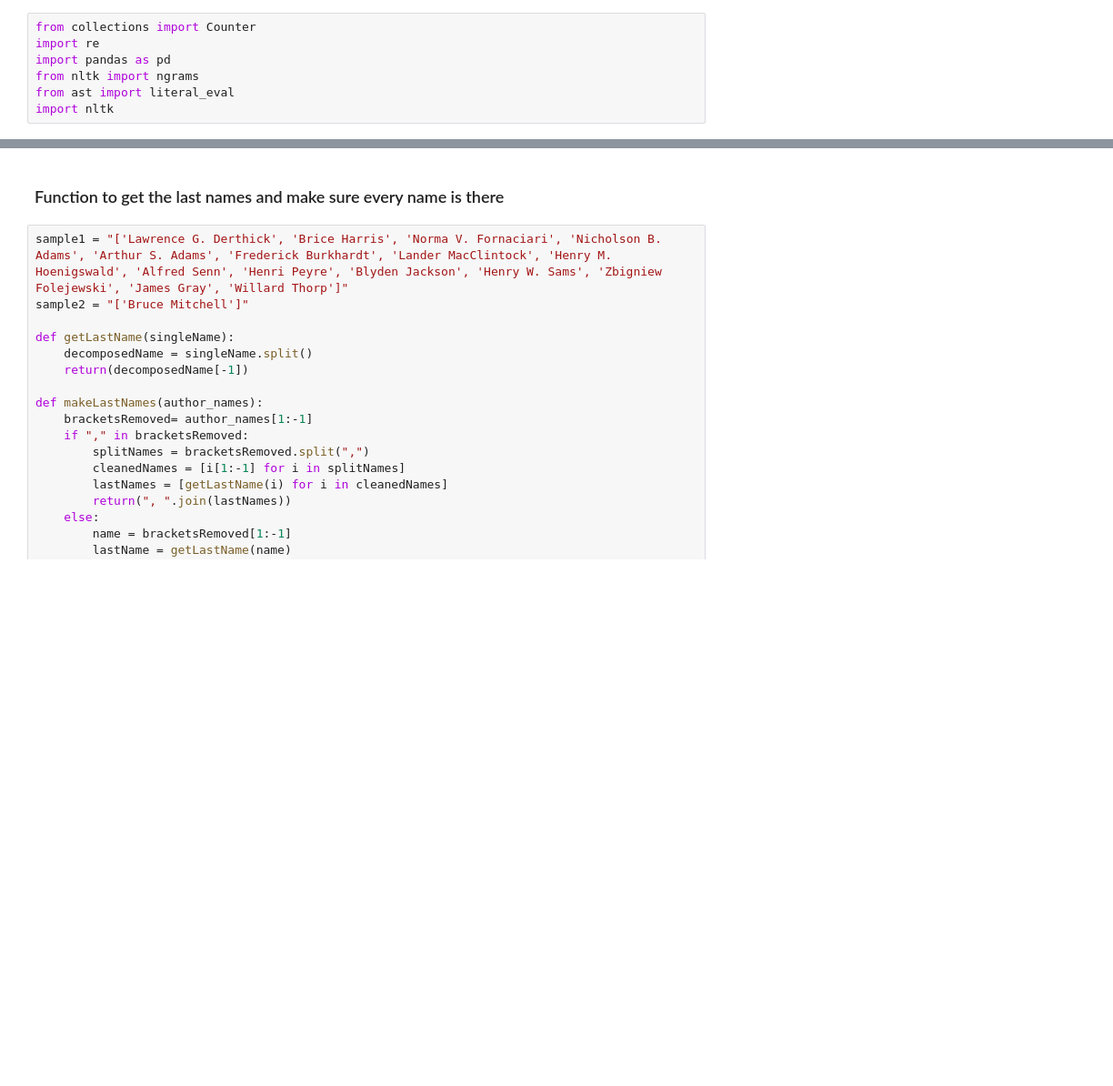
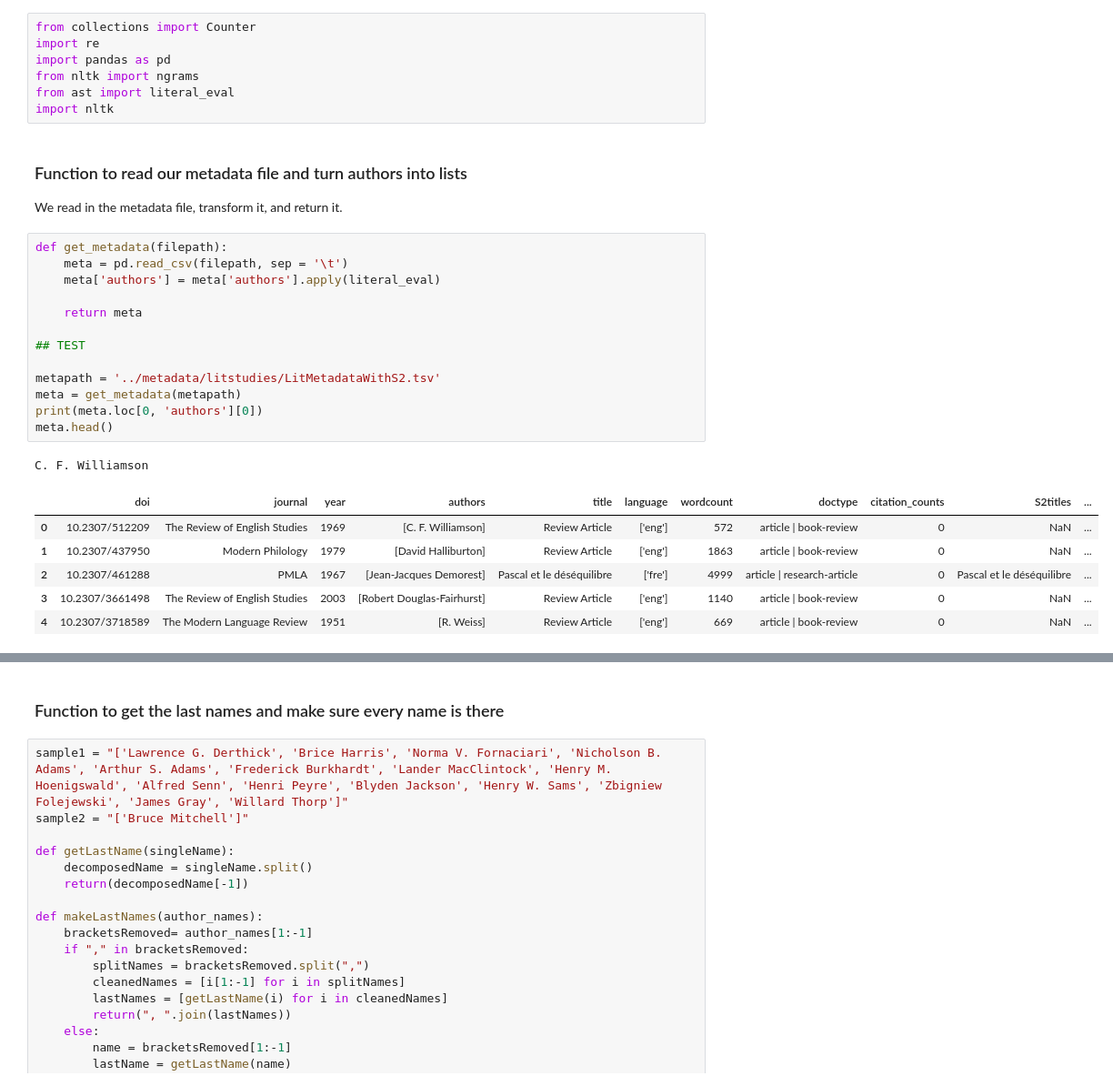
Before and after one commit to Historical-AI-Lab/novelty, a Jupyter notebook: precocitycalc/Text_reuse_functions_w_corrected_input.ipynb, the cells around one changed output, grey strips where cells are left out. Shown at 91% size. Saved outputs shown, nothing was run; the diff lists cells and outputs as text; blank space fills up the shorter version.

Commit message:
using literal_eval

```diff
--- a/precocitycalc/Text_reuse_functions_w_corrected_input.ipynb
+++ b/precocitycalc/Text_reuse_functions_w_corrected_input.ipynb
@@ -5,3 +5,28 @@ import pandas as pd
 from nltk import ngrams
 from ast import literal_eval
 import nltk
+# %% [markdown]
+### Function to read our metadata file and turn authors into lists
+
+We read in the metadata file, transform it, and return it.
+# %%
+def get_metadata(filepath):
+    meta = pd.read_csv(filepath, sep = '\t')
+    meta['authors'] = meta['authors'].apply(literal_eval)
+
+    return meta
+
+## TEST
+
+metapath = '../metadata/litstudies/LitMetadataWithS2.tsv'
+meta = get_metadata(metapath)
+print(meta.loc[0, 'authors'][0])
+meta.head()
+# %% [output]
+C. F. Williamson
+|  | doi | journal | year | authors | title | language | wordcount | doctype | citation_counts | S2titles | ... |
+| 0 | 10.2307/512209 | The Review of English Studies | 1969 | [C. F. Williamson] | Review Article | ['eng'] | 572 | article | book-review | 0 | NaN | ... |
+| 1 | 10.2307/437950 | Modern Philology | 1979 | [David Halliburton] | Review Article | ['eng'] | 1863 | article | book-review | 0 | NaN | ... |
+| 2 | 10.2307/461288 | PMLA | 1967 | [Jean-Jacques Demorest] | Pascal et le déséquilibre | ['fre'] | 4999 | article | research-article | 0 | Pascal et le déséquilibre | ... |
+| 3 | 10.2307/3661498 | The Review of English Studies | 2003 | [Robert Douglas-Fairhurst] | Review Article | ['eng'] | 1140 | article | book-review | 0 | NaN | ... |
+| 4 | 10.2307/3718589 | The Modern Language Review | 1951 | [R. Weiss] | Review Article | ['eng'] | 669 | article | book-review | 0 | NaN | ... |
```
Also changed, not shown: parts of 1 cell of this notebook.
